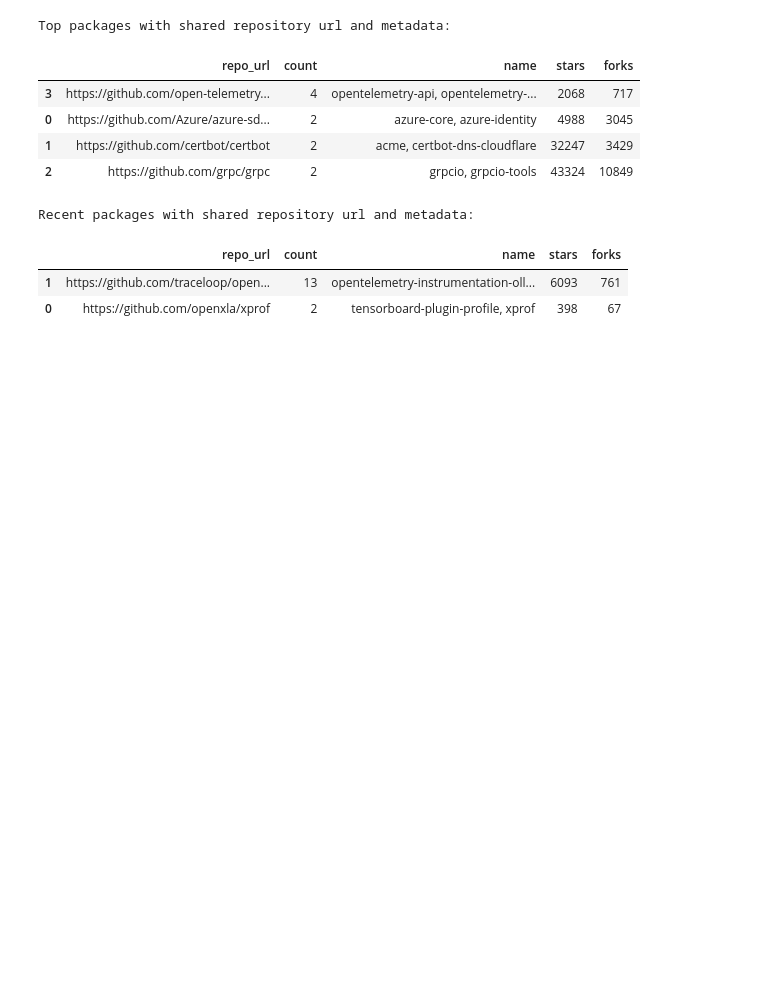
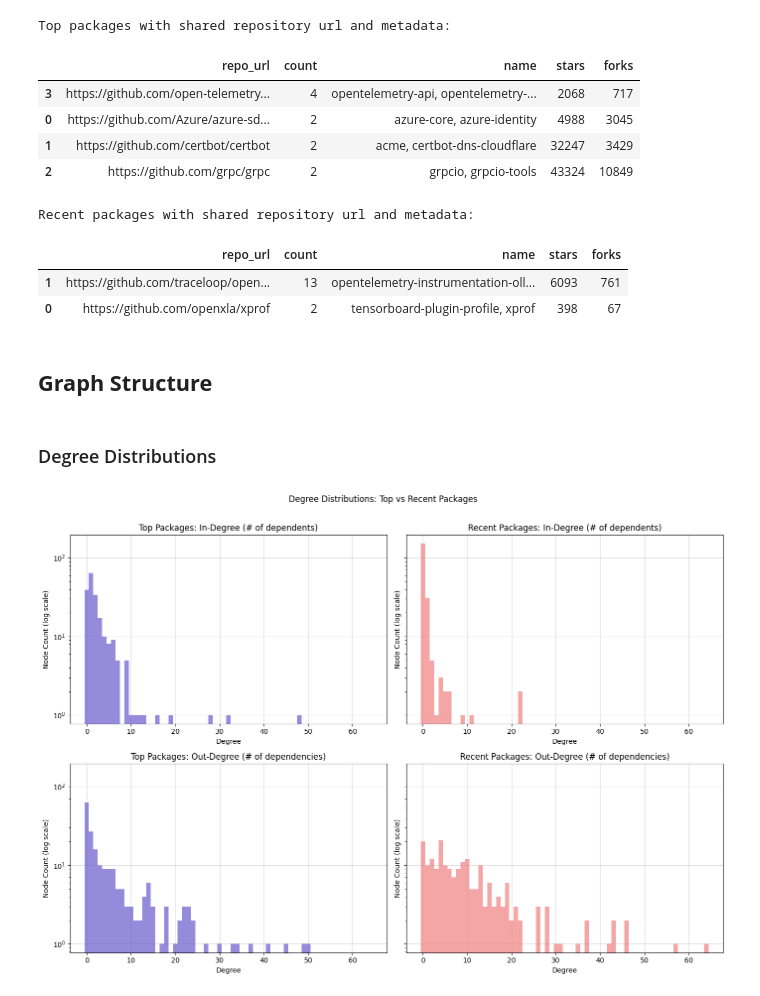
Before and after one commit to ericzander/pypi-anomaly-detection, a Jupyter notebook: notebooks/01_data_exploration.ipynb, the cells around one changed output. Drawn from its saved outputs; the diff is of its cells as text; code cells hidden in the pictures; blank space fills up the shorter version.

Commit message:
Added structure exploration and condensed into first notebook

```diff
--- a/notebooks/01_data_exploration.ipynb
+++ b/notebooks/01_data_exploration.ipynb
@@ -469,3 +490,58 @@ Recent packages with shared repository url and metadata:
 |  | repo_url | count | name | stars | forks |
 | 1 | https://github.com/traceloop/open... | 13 | opentelemetry-instrumentation-oll... | 6093 | 761 |
 | 0 | https://github.com/openxla/xprof | 2 | tensorboard-plugin-profile, xprof | 398 | 67 |
+# %% [markdown]
+## **Graph Structure**
+# %% [markdown]
+### Degree Distributions
+# %%
+def plot_degree_comparison_core_only(G_top, G_recent, color_top, color_recent, title_prefix=""):
+    def degree_lists_core(G):
+        # Only include nodes where core=True
+        core_nodes = [n for n, d in G.nodes(data=True) if d.get("core", False)]
+        in_deg = [G.in_degree(n) for n in core_nodes]
+        out_deg = [G.out_degree(n) for n in core_nodes]
+        return in_deg, out_deg
+
+    in_deg_top, out_deg_top = degree_lists_core(G_top)
+    in_deg_recent, out_deg_recent = degree_lists_core(G_recent)
+
+    # Combine all degrees to get global min/max for binning
+    all_degrees = in_deg_top + in_deg_recent + out_deg_top + out_deg_recent
+    if not all_degrees:
+        print("No core nodes found in either graph.")
+        return
+    deg_min, deg_max = min(all_degrees), max(all_degrees)
+    bins = np.arange(deg_min, deg_max + 2) - 0.5  # so each integer is its own bin
+
+    fig, axes = plt.subplots(2, 2, figsize=(14, 10), sharey=True)
+
+    # Prepare data and labels for each subplot to avoid repetition
+    plot_configs = [
+        # (row, col, data, color, title)
+        (0, 0, in_deg_top, color_top, "Top Packages: In-Degree (# of dependents)"),
+        (0, 1, in_deg_recent, color_recent, "Recent Packages: In-Degree (# of dependents)"),
+        (1, 0, out_deg_top, color_top, "Top Packages: Out-Degree (# of dependencies)"),
+        (1, 1, out_deg_recent, color_recent, "Recent Packages: Out-Degree (# of dependencies)"),
+    ]
+
+    for row, col, data, color, title in plot_configs:
+        ax = axes[row, col]
+        ax.hist(data, bins=bins, color=color, alpha=0.7)
+        ax.set_title(title)
+        ax.set_xlabel("Degree")
+        ax.set_ylabel("Node Count (log scale)")
+        ax.set_yscale("log")
+        add_grid(ax, "y")
+        add_grid(ax, "x")
+
+    plt.suptitle(title_prefix)
+    plt.tight_layout(rect=[0, 0, 1, 0.97])
+    plt.show()
+
+plot_degree_comparison_core_only(
+    G_top, G_recent, color_top, color_recent,
+    title_prefix="Degree Distributions: Top vs Recent Packages"
+)
+# %% [output]
+[figure, added]
```
Also changed, not shown: parts of 38 cells of this notebook, 6 other files.
